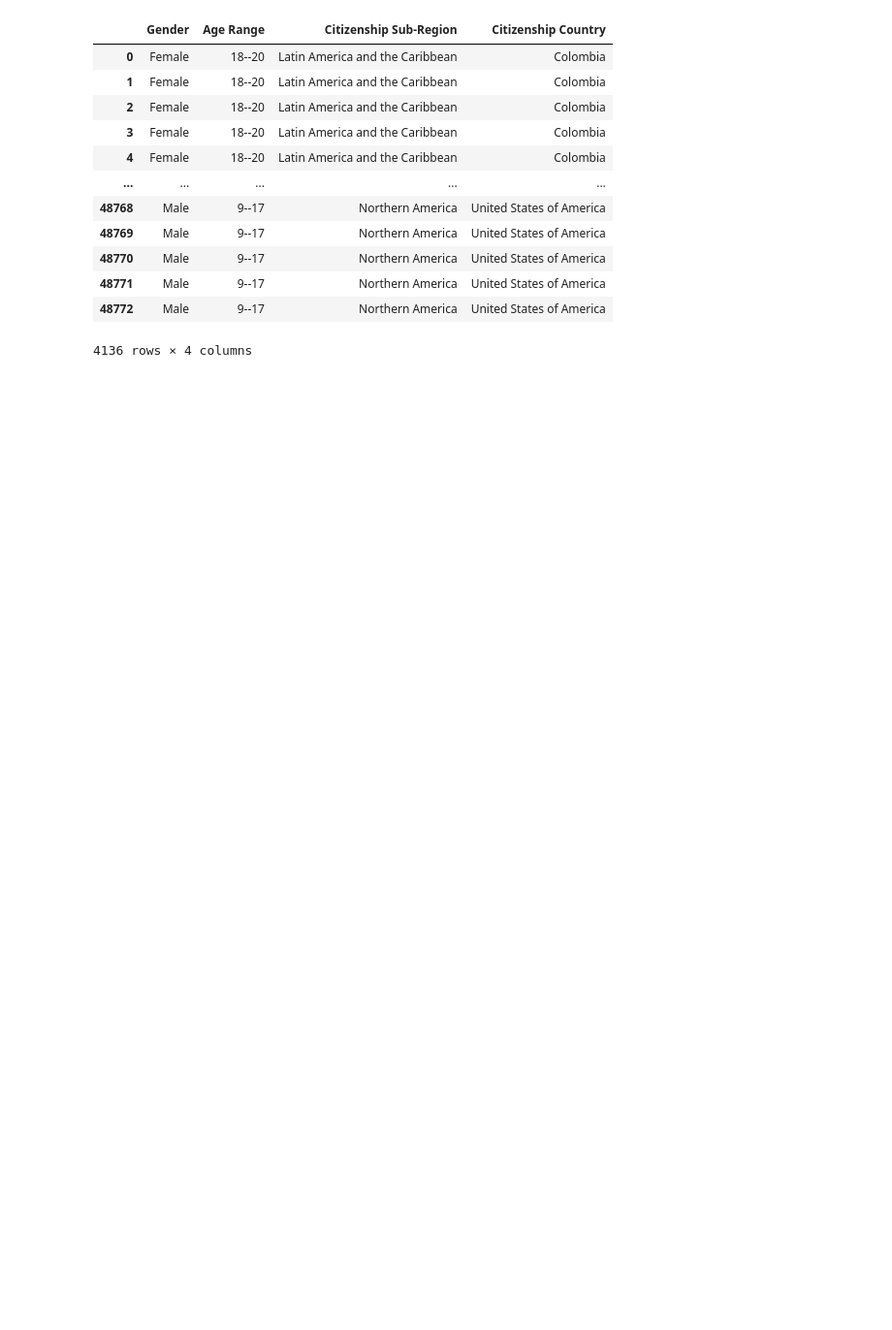
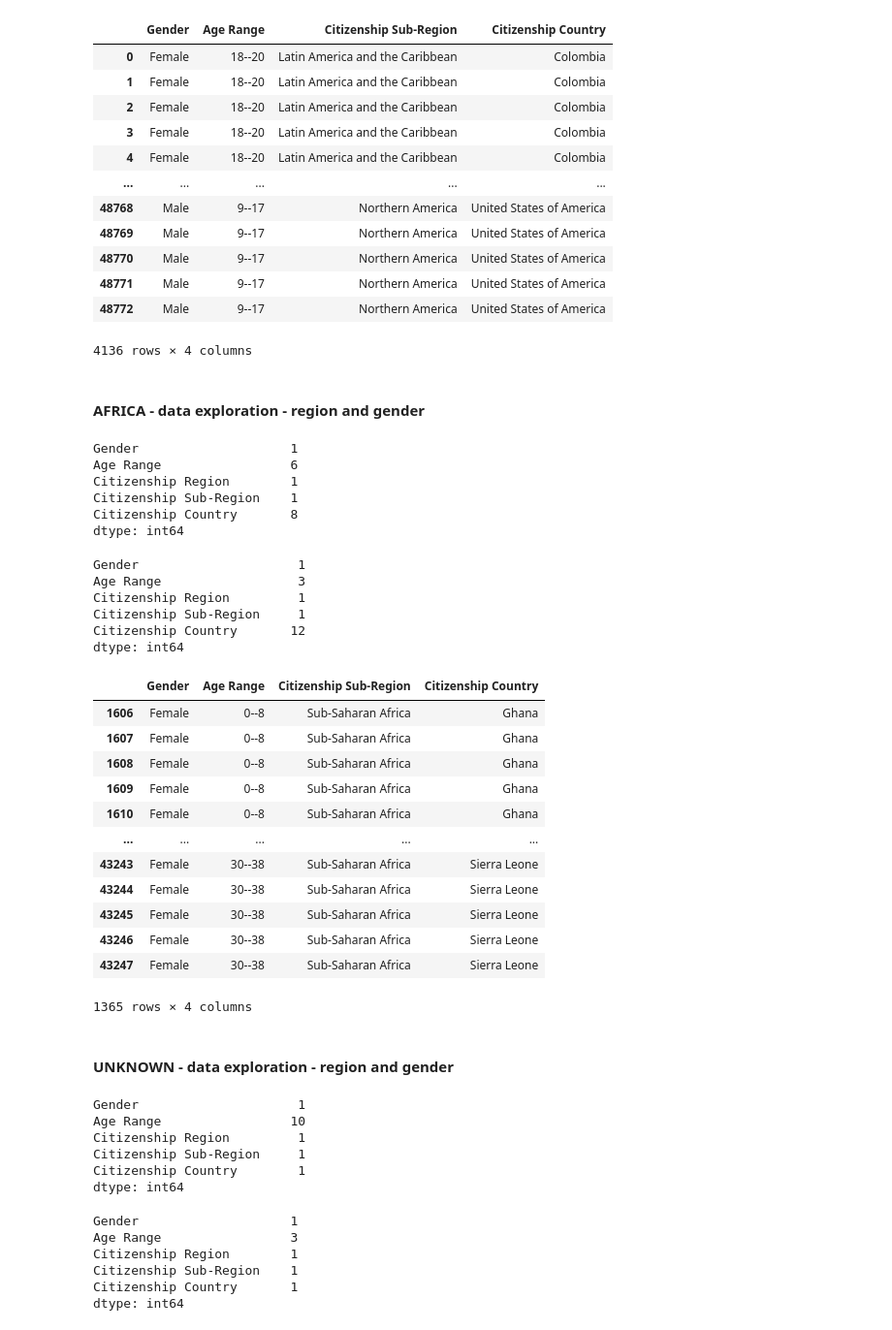
Before and after one commit to saronraut/Human-Trafficking-Awareness, a Jupyter notebook: Liz_working_files/where_dataexploration.ipynb, the cells around one changed output. Shown at 97% size. Drawn from its saved outputs; the diff is of its cells as text; code cells hidden in the pictures; blank space fills up the shorter version.

```diff
--- a/Liz_working_files/where_dataexploration.ipynb
+++ b/Liz_working_files/where_dataexploration.ipynb
@@ -228,0 +246,73 @@ plt.bar(x_axis, counts_per_region, color = 'm', align = 'center')
+# %% [markdown]
+#### AFRICA - data exploration  - region and gender
+# %%
+#create a data frame for each region, based on gender
+is_female = citizen_df_renamed['Gender'] == 'Female'
+is_male = citizen_df_renamed['Gender'] == 'Male'
+is_africa = citizen_df_renamed['Citizenship Region'] == 'Africa'
+
+female_africa = pd.DataFrame(citizen_df_renamed[is_female & is_africa])
+male_africa = pd.DataFrame(citizen_df_renamed[is_male & is_africa])
+
+female_africa.nunique()
+# %% [output]
+Gender                    1
+Age Range                 6
+Citizenship Region        1
+Citizenship Sub-Region    1
+Citizenship Country       8
+dtype: int64
+# %%
+male_africa.nunique()
+# %% [output]
+Gender                     1
+Age Range                  3
+Citizenship Region         1
+Citizenship Sub-Region     1
+Citizenship Country       12
+dtype: int64
+# %%
+africa_df = citizen_df_renamed.loc[citizen_df_renamed['Citizenship Region'] == 'Africa', ['Gender', 'Age Range', 'Citizenship Sub-Region', 'Citizenship Country']]
+africa_df
+# %% [output]
+|  | Gender | Age Range | Citizenship Sub-Region | Citizenship Country |
+| 1606 | Female | 0--8 | Sub-Saharan Africa | Ghana |
+| 1607 | Female | 0--8 | Sub-Saharan Africa | Ghana |
+| 1608 | Female | 0--8 | Sub-Saharan Africa | Ghana |
+| 1609 | Female | 0--8 | Sub-Saharan Africa | Ghana |
+| 1610 | Female | 0--8 | Sub-Saharan Africa | Ghana |
+| ... | ... | ... | ... | ... |
+| 43243 | Female | 30--38 | Sub-Saharan Africa | Sierra Leone |
+| 43244 | Female | 30--38 | Sub-Saharan Africa | Sierra Leone |
+| 43245 | Female | 30--38 | Sub-Saharan Africa | Sierra Leone |
+| 43246 | Female | 30--38 | Sub-Saharan Africa | Sierra Leone |
+| 43247 | Female | 30--38 | Sub-Saharan Africa | Sierra Leone |
+1365 rows × 4 columns
+# %% [markdown]
+#### UNKNOWN - data exploration  - region and gender
+# %%
+#create a data frame for each region, based on gender
+is_female = citizen_df_renamed['Gender'] == 'Female'
+is_male = citizen_df_renamed['Gender'] == 'Male'
+is_unknown = citizen_df_renamed['Citizenship Region'] == 'unknown'
+
+female_unknown = pd.DataFrame(citizen_df_renamed[is_female & is_unknown])
+male_unknown = pd.DataFrame(citizen_df_renamed[is_male & is_unknown])
+
+female_unknown.nunique()
+# %% [output]
+Gender                     1
+Age Range                 10
+Citizenship Region         1
+Citizenship Sub-Region     1
+Citizenship Country        1
+dtype: int64
+# %%
+male_unknown.nunique()
+# %% [output]
+Gender                    1
+Age Range                 3
+Citizenship Region        1
+Citizenship Sub-Region    1
+Citizenship Country       1
+dtype: int64
```
Also changed, not shown: parts of 18 cells of this notebook.
